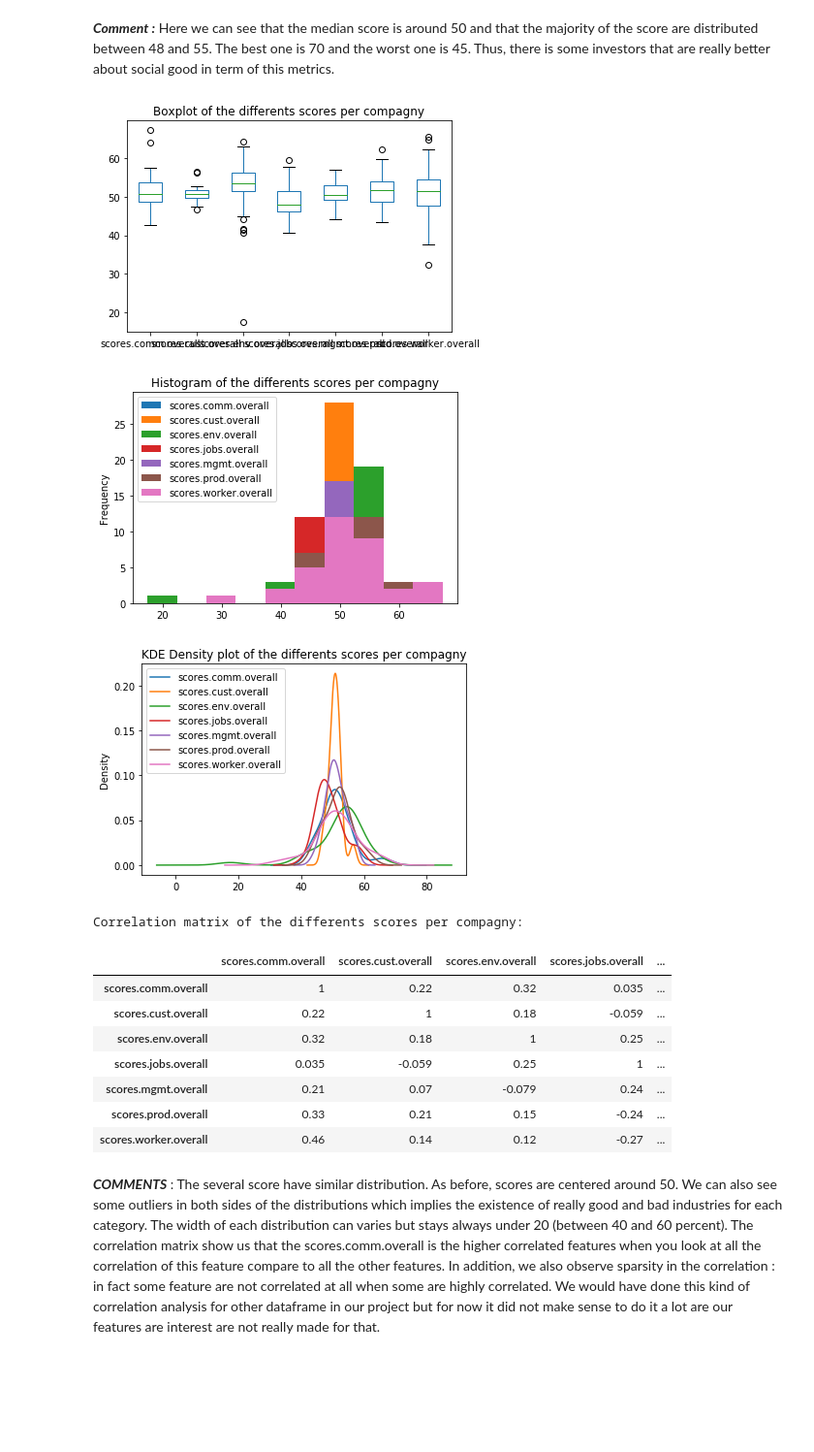
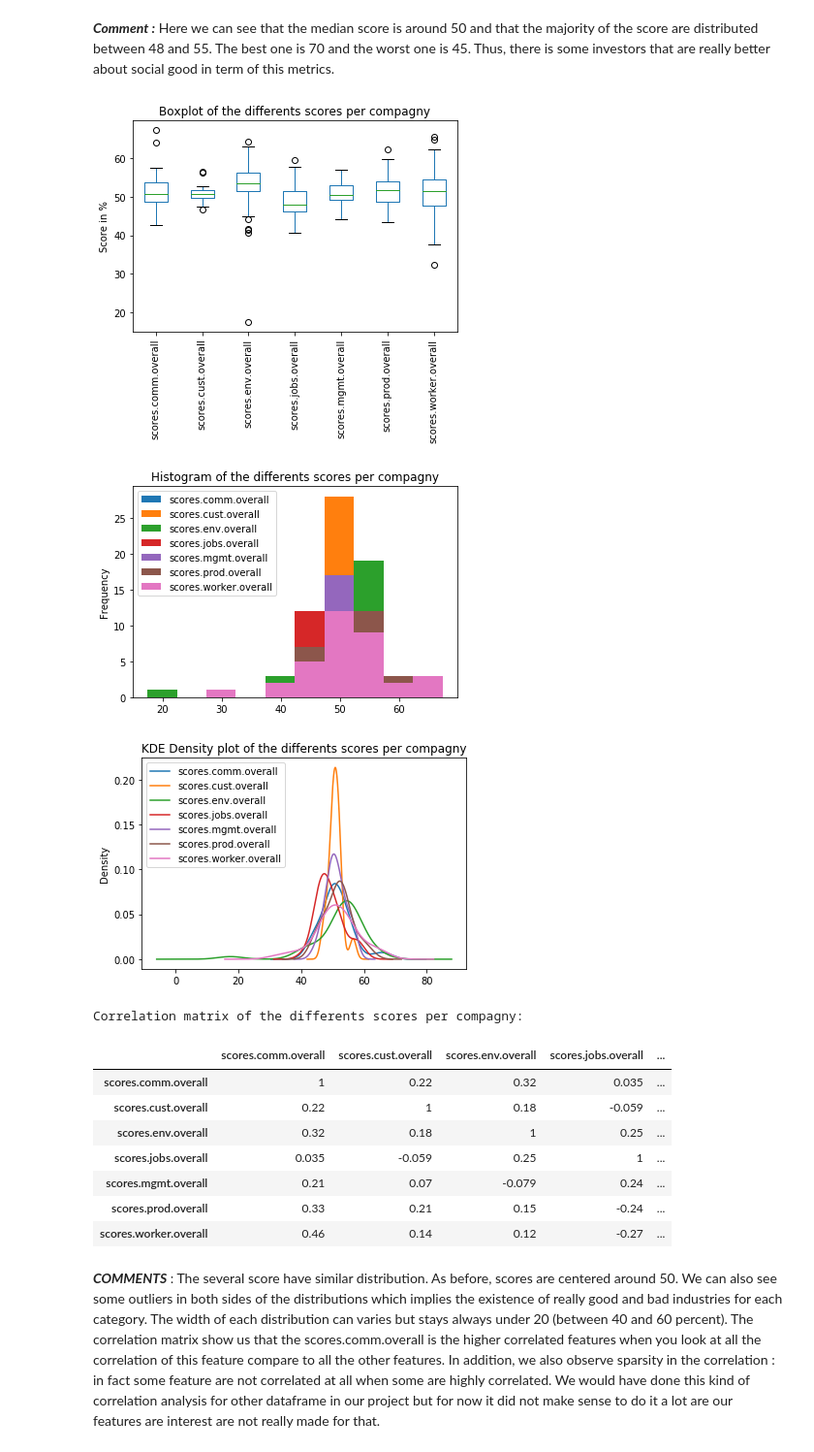
Before and after one commit to dcleres/investing_for_social_good, a Jupyter notebook: research_code/milestone_2_notebook.ipynb, the cells around one changed output. Shown at 97% size. Saved outputs shown, nothing was run; the diff lists cells and outputs as text; code cells hidden in the pictures; blank space fills up the shorter version.

```diff
--- a/research_code/milestone_2_notebook.ipynb
+++ b/research_code/milestone_2_notebook.ipynb
@@ -164,20 +170,22 @@ Here we can see that the median score is around 50 and that the majority of the
 # %%
 jc_industries_df_keep = pd.read_csv(data_folder + "jc_industries.csv")
 jc_industries_df_keep = jc_industries_df_keep[['scores.comm.overall','scores.cust.overall','scores.env.overall','scores.jobs.overall','scores.mgmt.overall','scores.prod.overall','scores.worker.overall']]
 jc_industries_df_keep.plot.box()
+plt.ylabel('Score in %')
 plt.title('Boxplot of the differents scores per compagny')
+plt.xticks(rotation=90)
 plt.show()
 jc_industries_df_keep.plot.hist()
 plt.title('Histogram of the differents scores per compagny')
 plt.show()
 jc_industries_df_keep.plot.kde()
 plt.title('KDE Density plot of the differents scores per compagny')
 plt.show()
 corr = jc_industries_df_keep.corr()
 print('Correlation matrix of the differents scores per compagny:')
 corr.style.background_gradient().set_precision(2)
 # %% [output]
-[figure, old version]
+[figure, new version]
 [figure]
 [figure]
 Correlation matrix of the differents scores per compagny:
```
Also changed, not shown: parts of 3 cells of this notebook, 11 other files.
